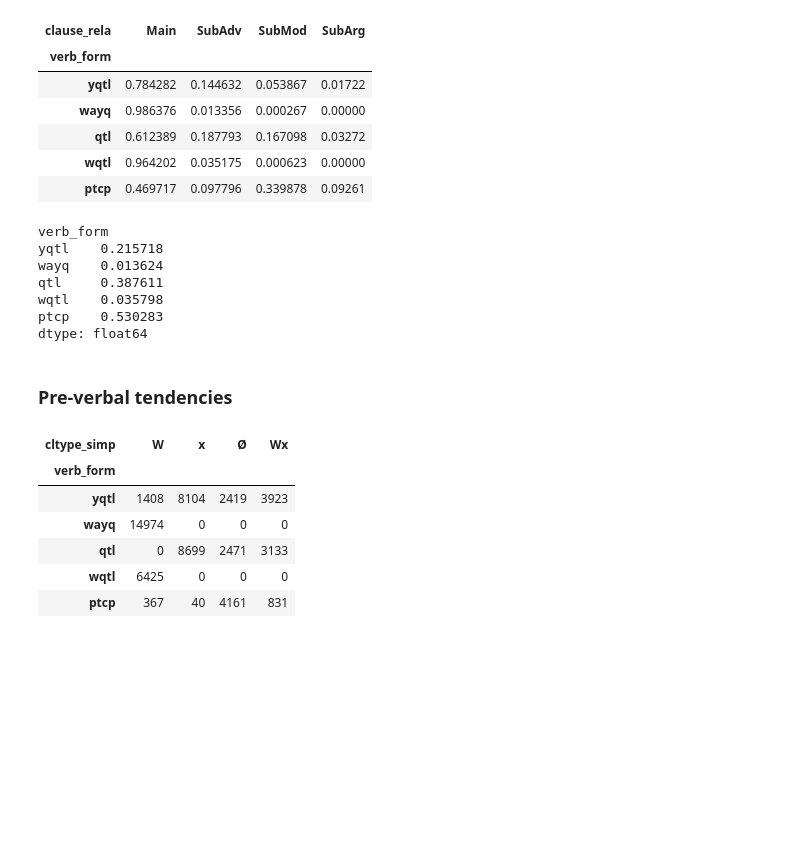
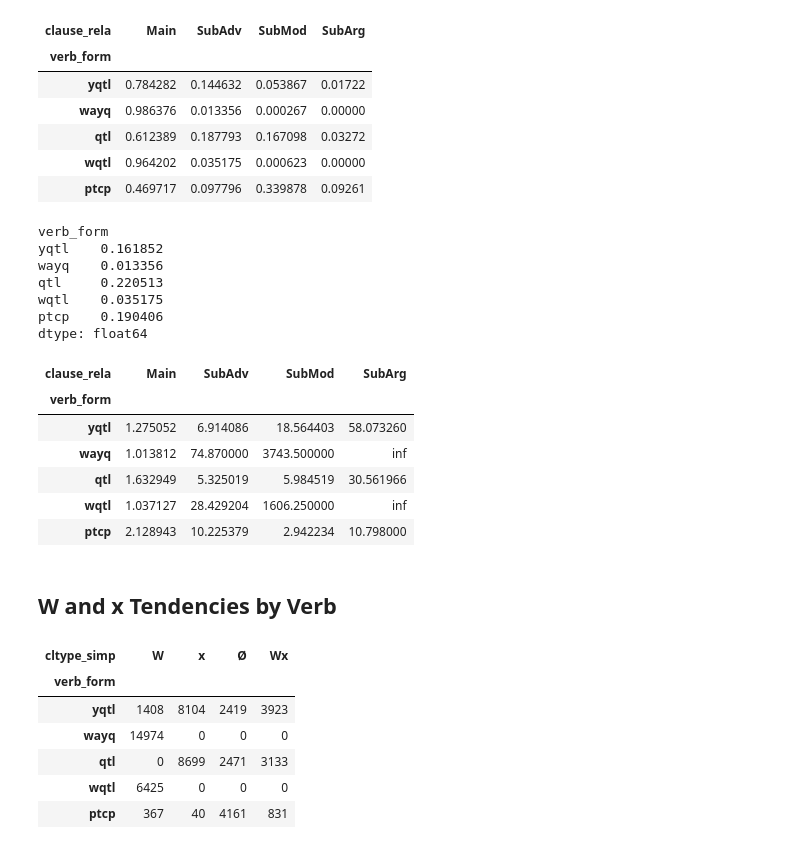
Before and after one commit to CambridgeSemiticsLab/Gesenius_data, a Jupyter notebook: analysis/§106_formal.ipynb, the cells around one changed output. Drawn from its saved outputs; the diff is of its cells as text; code cells hidden in the pictures; blank space fills up the shorter version.

```diff
--- a/analysis/§106_formal.ipynb
+++ b/analysis/§106_formal.ipynb
@@ -532,15 +532,25 @@ av_depend.pr
 | wqtl | 0.964202 | 0.035175 | 0.000623 | 0.00000 |
 | ptcp | 0.469717 | 0.097796 | 0.339878 | 0.09261 |
 # %%
-av_depend.pr['SubArg'] + av_depend.pr['SubAdv'] + av_depend.pr['SubMod']
+(av_depend.pr['SubArg'] + av_depend.pr['SubAdv'])
 # %% [output]
 verb_form
-yqtl    0.215718
-wayq    0.013624
-qtl     0.387611
-wqtl    0.035798
-ptcp    0.530283
+yqtl    0.161852
+wayq    0.013356
+qtl     0.220513
+wqtl    0.035175
+ptcp    0.190406
 dtype: float64
+# %%
+av_depend.oneN
+# %% [output]
+| clause_rela | Main | SubAdv | SubMod | SubArg |
+| verb_form |  |  |  |  |
+| yqtl | 1.275052 | 6.914086 | 18.564403 | 58.073260 |
+| wayq | 1.013812 | 74.870000 | 3743.500000 | inf |
+| qtl | 1.632949 | 5.325019 | 5.984519 | 30.561966 |
+| wqtl | 1.037127 | 28.429204 | 1606.250000 | inf |
+| ptcp | 2.128943 | 10.225379 | 2.942234 | 10.798000 |
 # %%
 # show_text(
 #     av_df[
@@ -548,8 +558,8 @@ dtype: float64
 #         & (av_df.clause_rela == 'SubMod')
 #     ]
 # , spread=20, col_default=['ref', 'text_full', 'sentence', 'clause_atom', 'prec_part'])
-# %% [markdown]
-### Pre-verbal tendencies
+# %% [markdown]
+## W and x Tendencies by Verb
 # %%
 av_xtype = PivotProp(av_df, 'verb_form', 'cltype_simp')
 
```
Also changed, not shown: parts of 11 cells of this notebook.
